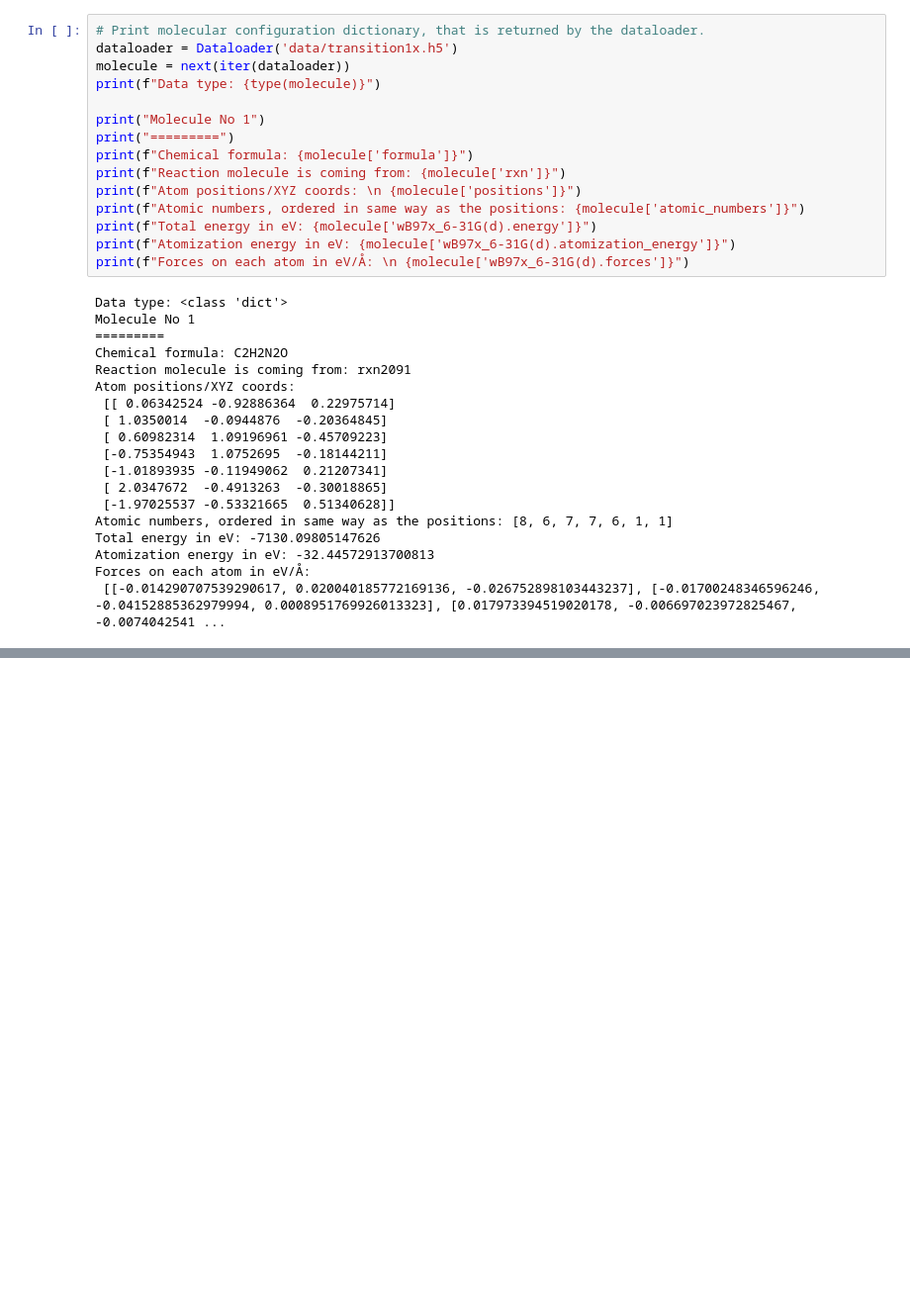
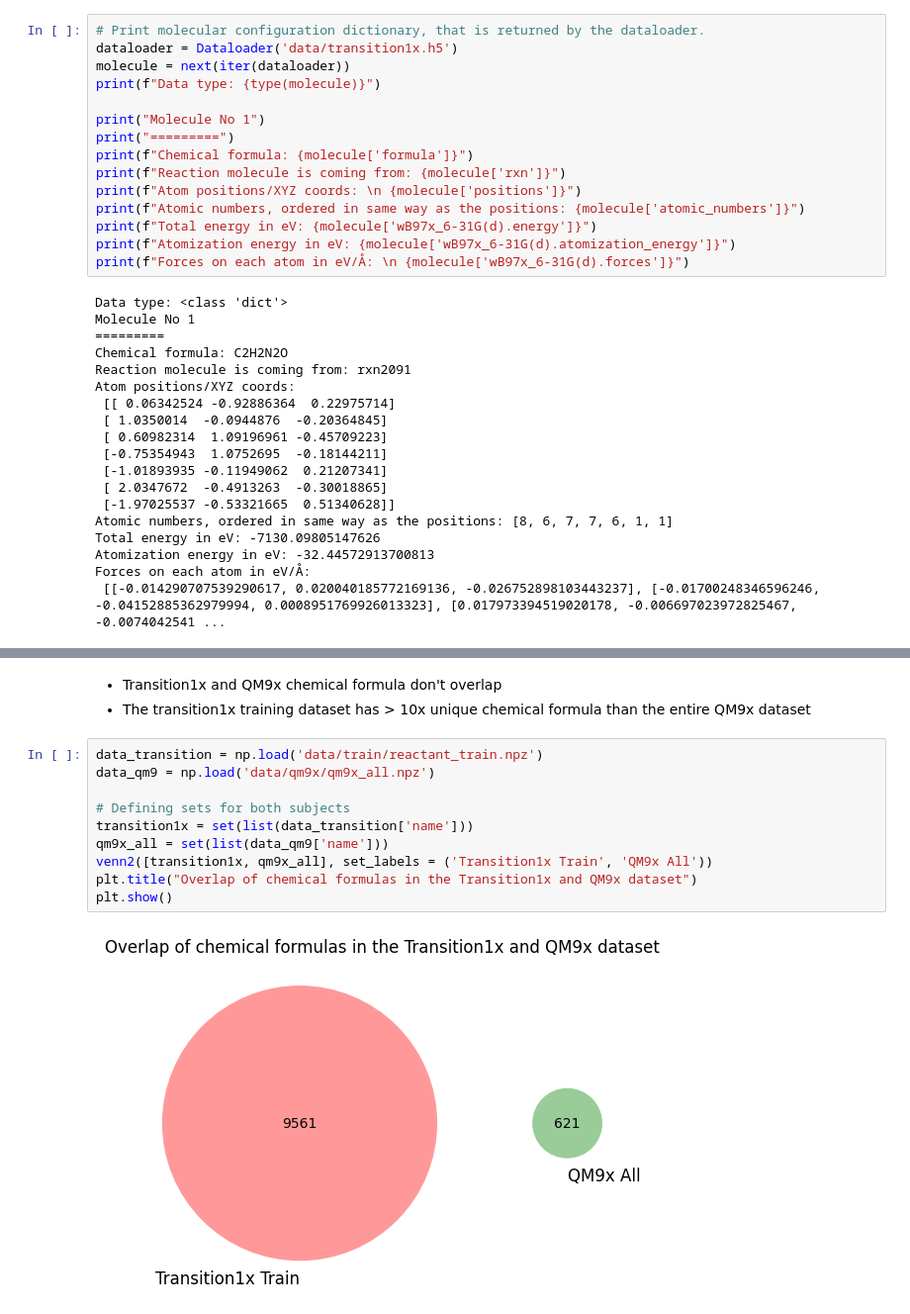
Before and after one commit to ingcoder/NequIP-Tutorial, a Jupyter notebook: dataset.ipynb, the cells around one changed output, grey strips where cells are left out. Shown: that part at 99% size. Cells and saved outputs as stored; diff of their text form; blank space fills up the shorter version.

```diff
--- a/dataset.ipynb
+++ b/dataset.ipynb
@@ -223,0 +328,15 @@ array(['rxn3534', 'rxn3535', 'rxn3536', ..., 'rxn1913', 'rxn2322',
+# %% [markdown]
+- Transition1x and QM9x chemical formula don't overlap
+- The transition1x training dataset has > 10x unique chemical formula than the entire QM9x dataset
+# %%
+data_transition = np.load('data/train/reactant_train.npz')
+data_qm9 = np.load('data/qm9x/qm9x_all.npz')
+
+# Defining sets for both subjects
+transition1x = set(list(data_transition['name']))
+qm9x_all = set(list(data_qm9['name']))
+venn2([transition1x, qm9x_all], set_labels = ('Transition1x Train', 'QM9x All'))
+plt.title("Overlap of chemical formulas in the Transition1x and QM9x dataset")
+plt.show()
+# %% [output]
+[figure, added]
```
Also changed, not shown: parts of 19 cells of this notebook.
